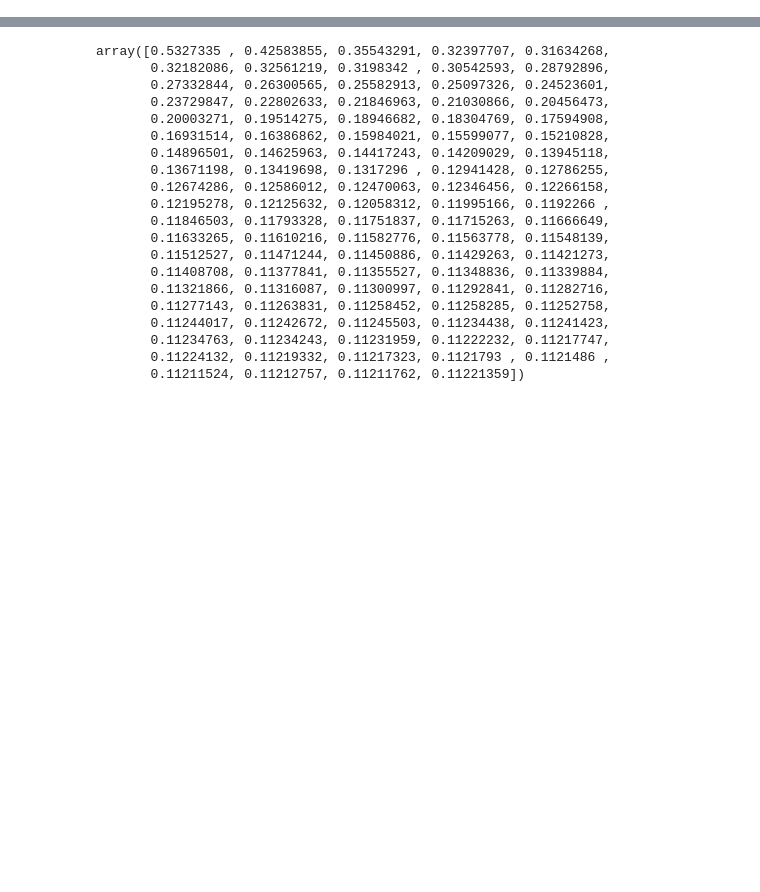
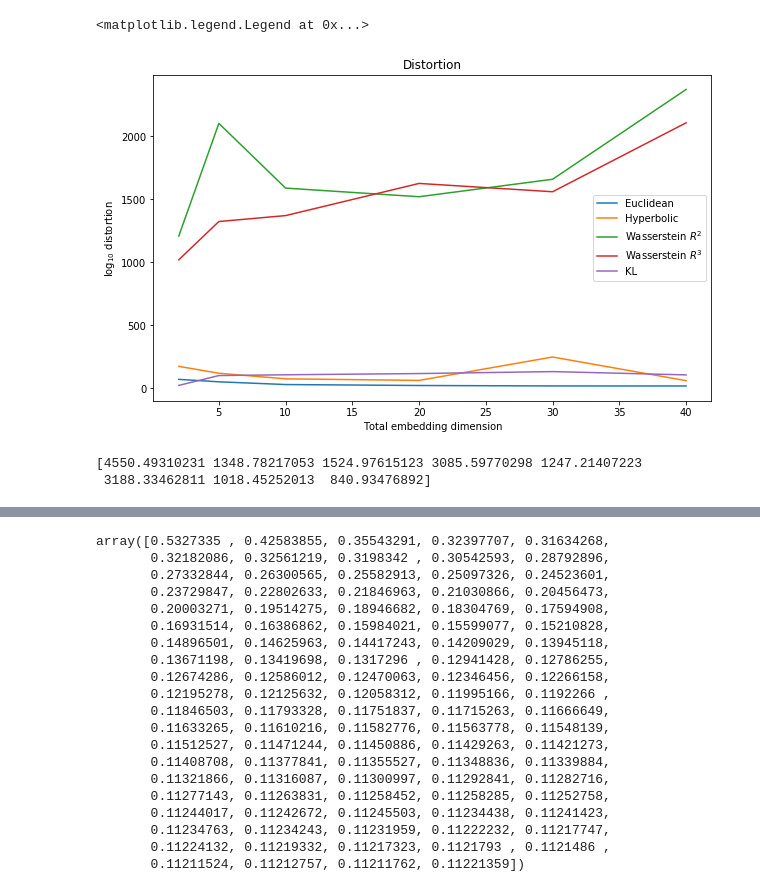
Before and after one commit to svenhsia/Entropic-Wasserstein-Embedding, a Jupyter notebook: main.ipynb, the cells around one changed output, grey strips where cells are left out. Cells and saved outputs as stored; diff of their text form; code cells hidden in the pictures; blank space fills up the shorter version.

```diff
--- a/main.ipynb
+++ b/main.ipynb
@@ -80,3 +91,56 @@ ax.legend(loc='best')
+# %%
+Euc_time, Hyper_time, WassR2_time, WassR3_time, KL_time = time_reg
+
+mean_Euc_time = np.mean(Euc_time, axis=-1)
+# std_Euc_time = np.std(Euc_time, axis=-1)
+# upper_confidence_Euc_time = mean_Euc_time + 1.96 * std_Euc_time
+# lower_confidence_Euc_time = mean_Euc_time - 1.96 * std_Euc_time
+
+mean_Hyper_time = np.mean(Hyper_time, axis=-1)
+# std_Hyper_time = np.std(Hyper_time, axis=-1)
+# upper_confidence_Hyper_time = mean_Hyper_time + 1.96 * std_Hyper_time
+# lower_confidence_Hyper_time = mean_Hyper_time - 1.96 * std_Hyper_time
+
+mean_WassR2_time = np.mean(WassR2_time, axis=-1)
+# std_WassR2_time = np.std(WassR2_time, axis=-1)
+# upper_confidence_WassR2_time = mean_WassR2_time + 1.96 * std_WassR2_time
+# lower_confidence_WassR2_time = mean_WassR2_time - 1.96 * std_WassR2_time
+
+mean_WassR3_time = np.mean(WassR3_time, axis=-1)
+# std_WassR3_time = np.std(WassR3_time, axis=-1)
+# upper_confidence_WassR3_time = mean_WassR3_time + 1.96 * std_WassR3_time
+# lower_confidence_WassR3_time = mean_WassR3_time - 1.96 * std_WassR3_time
+
+mean_KL_time = np.mean(KL_time, axis=-1)
+# std_KL_time = np.std(KL_time, axis=-1)
+# upper_confidence_KL_time = mean_KL_time + 1.96 * std_KL_time
+# lower_confidence_KL_time = mean_KL_time - 1.96 * std_KL_time
+
+# plt.figure(figsize=(10, 6))
+_, ax = plt.subplots(figsize=(10, 6))
+ax.plot(embed_dims, mean_Euc_time, label='Euclidean')
+# ax.fill_between(embed_dims, np.log10(upper_confidence_Euc_time), np.log10(lower_confidence_Euc_time), alpha=0.2)
+ax.plot(embed_dims, mean_Hyper_time, label='Hyperbolic')
+# ax.fill_between(embed_dims, np.log10(upper_confidence_Hyper_time), np.log10(lower_confidence_Hyper_time), alpha=0.2)
+ax.plot(embed_dims, mean_WassR2_time, label='Wasserstein $R^2$')
+# ax.fill_between(embed_dims, np.log10(upper_confidence_WassR2_time), np.log10(lower_confidence_WassR2_time), alpha=0.2)
+ax.plot(embed_dims, mean_WassR3_time, label='Wasserstein $R^3$')
+# ax.fill_between(embed_dims, np.log10(upper_confidence_WassR3_time), np.log10(lower_confidence_WassR3_time), alpha=0.2)
+ax.plot(embed_dims, mean_KL_time, label='KL')
+# ax.fill_between(embed_dims, np.log10(upper_confidence_KL_time), np.log10(lower_confidence_KL_time), alpha=0.4)
+ax.set_xlabel('Total embedding dimension')
+ax.set_ylabel('$\log_{10}$ distortion')
+ax.set_title('Distortion')
+ax.legend(loc='best')
+# plt.show()
+# %% [output]
+<matplotlib.legend.Legend at 0x...>
+[figure, added]
+# %%
+print(WassR2_time[1])
+# %% [output]
+[4550.49310231 1348.78217053 1524.97615123 3085.59770298 1247.21407223
+ 3188.33462811 1018.45252013  840.93476892]
 # %%
 print(Hyper_loss)
 print(mean_Hyper_loss)
```
Also changed, not shown: parts of 3 cells of this notebook, 30 other files.
